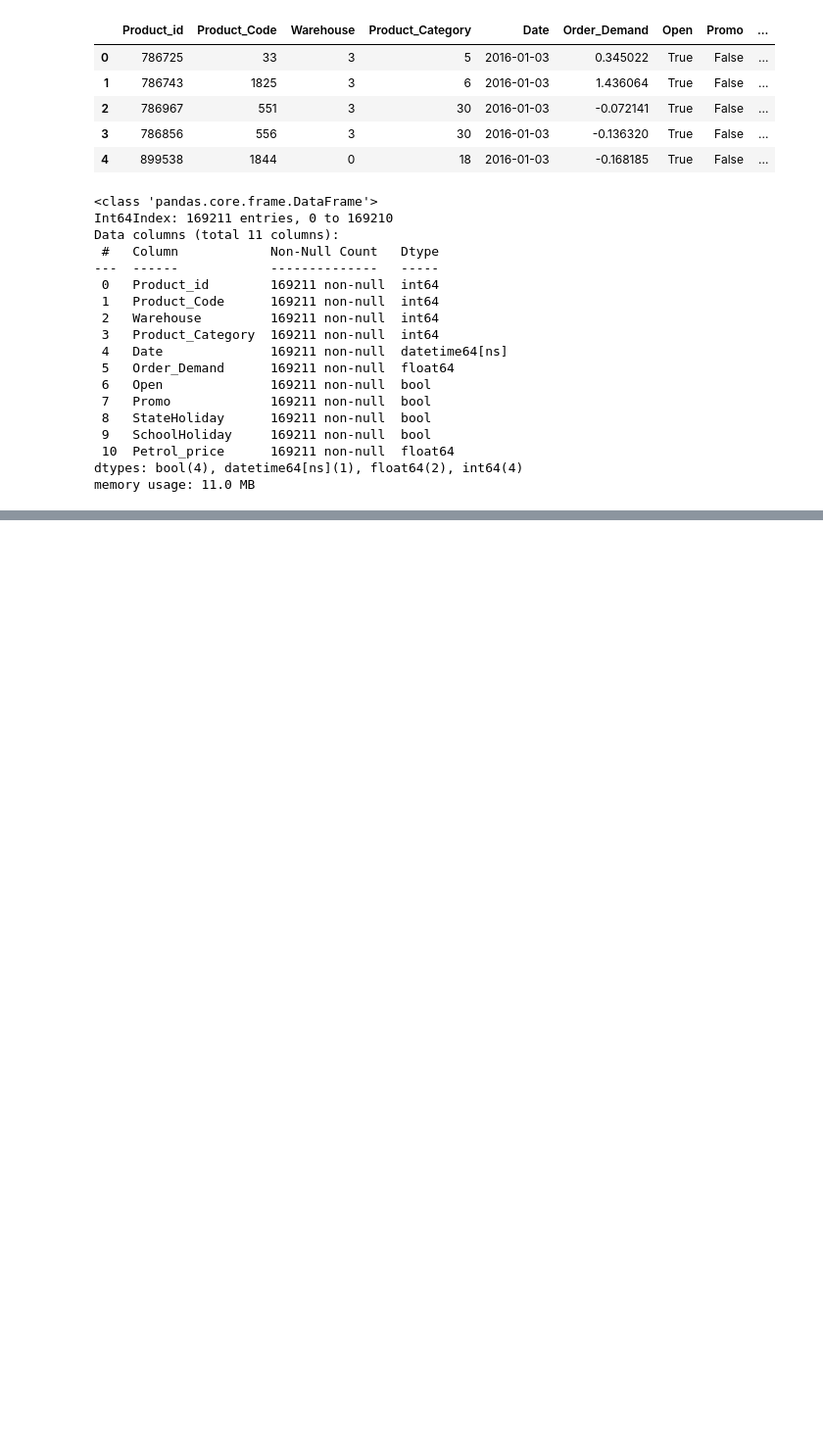
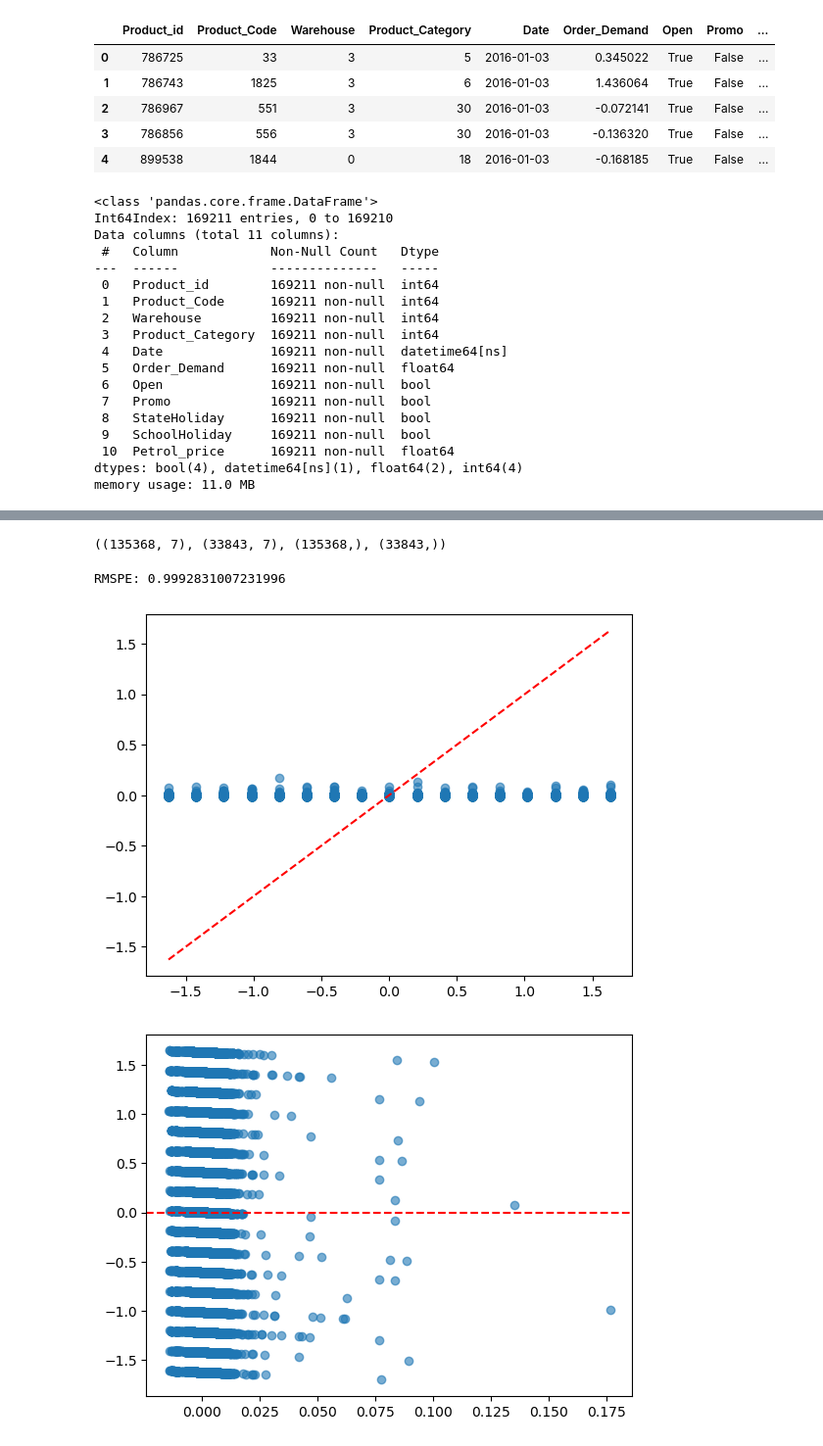
Before and after one commit to srinivas-300/Demand-forecasting, a Jupyter notebook: notebooks/Model_exploring.ipynb, the cells around one changed output, grey strips where cells are left out. Shown at 98% size. Saved outputs shown, nothing was run; the diff lists cells and outputs as text; code cells hidden in the pictures; blank space fills up the shorter version.

```diff
--- a/notebooks/Model_exploring.ipynb
+++ b/notebooks/Model_exploring.ipynb
@@ -129,0 +133,2 @@ memory usage: 11.0 MB
+# %%
+df.set_index("Date",inplace=True)
@@ -129,0 +157,6 @@ memory usage: 11.0 MB
+# %%
+x_train , x_test , y_train , y_test = train_test_split(df.drop(columns="Petrol_price") , df["Petrol_price"] , random_state = 10 , test_size = 0.2)
+# %%
+x_train.shape , x_test.shape , y_train.shape , y_test.shape
+# %% [output]
+((135368, 7), (33843, 7), (135368,), (33843,))
@@ -129,0 +168,23 @@ memory usage: 11.0 MB
+# %%
+lr = LinearRegression()
+lr.fit(x_train,y_train)
+y_pred = lr.predict(x_test)
+# %%
+def plot(y_test, y_pred):
+
+    print("RMSPE:",np.sqrt(mean_squared_error(y_test, y_pred)))
+
+    plt.scatter(y_test, y_pred ,  alpha=0.6)
+    plt.plot([min(y_test), max(y_test)], [min(y_test), max(y_test)], color='red', linestyle='--')
+    plt.show()
+
+    residuals = y_test - y_pred
+    plt.scatter(y_pred, residuals, alpha=0.6)
+    plt.axhline(y=0, color='red', linestyle='--')
+    plt.show()
+# %%
+plot(y_test, y_pred)
+# %% [output]
+RMSPE: 0.9992831007231996
+[figure, added]
+[figure, added]
```
Also changed, not shown: parts of 18 cells of this notebook.
